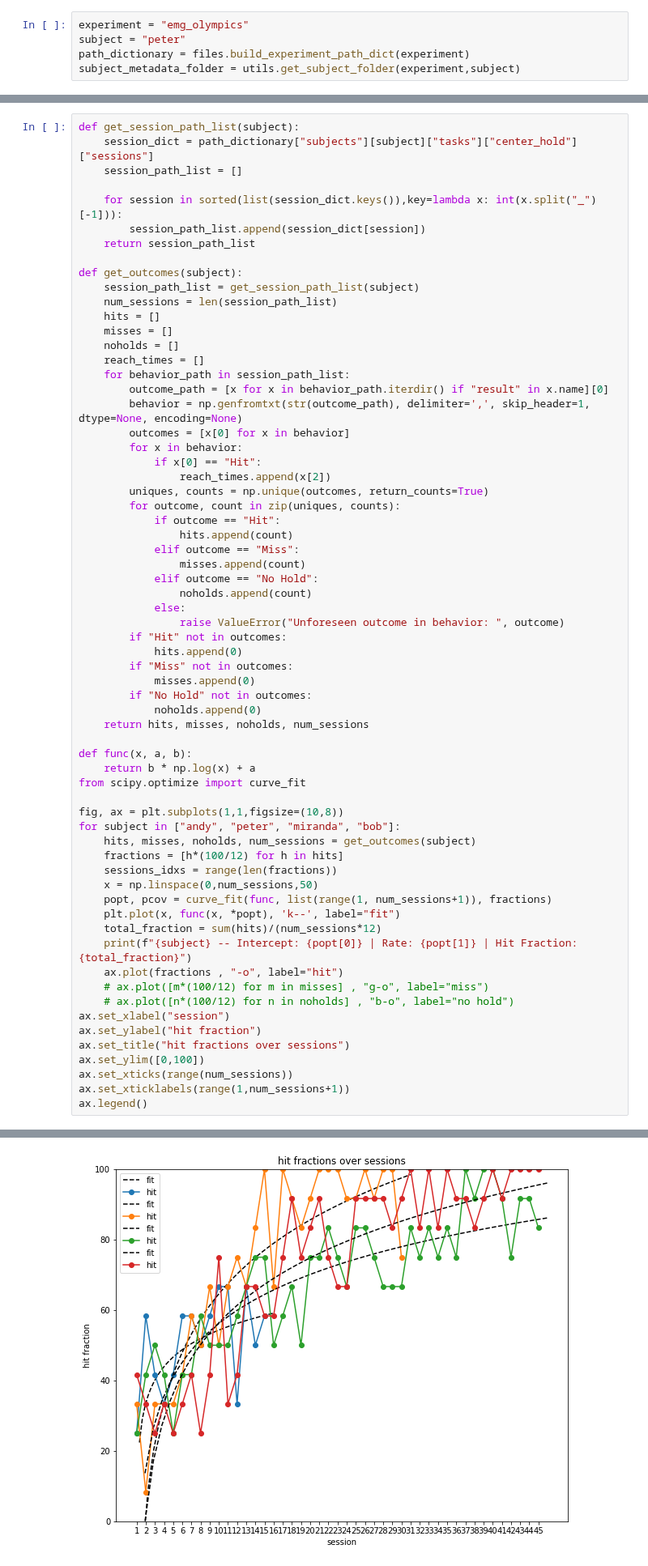
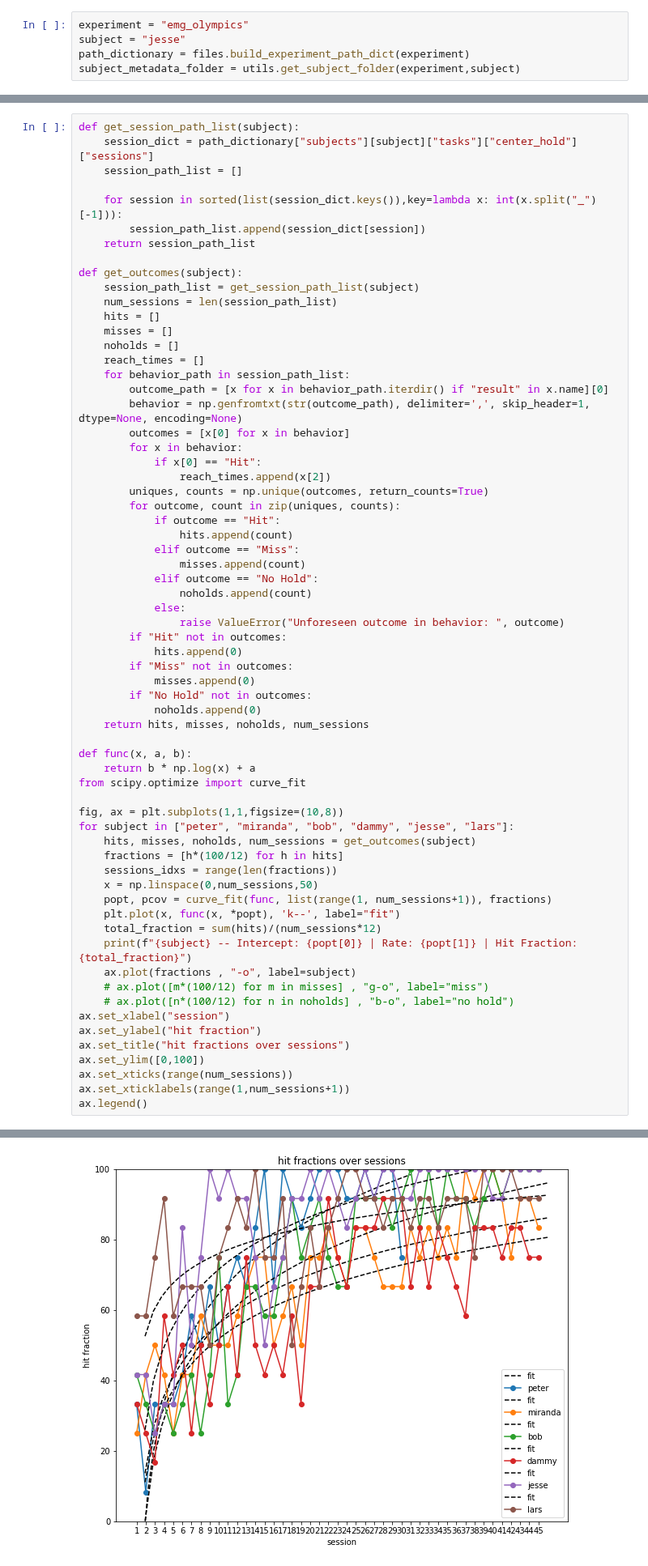
Before and after one commit to spewil/kyberphysics, a Jupyter notebook: notebooks/analysis.ipynb, the cells around one changed output, grey strips where cells are left out. Shown at 81% size. Saved outputs shown, nothing was run; the diff lists cells and outputs as text.

```diff
--- a/notebooks/analysis.ipynb
+++ b/notebooks/analysis.ipynb
@@ -13,7 +13,7 @@ import pickle
 from utils import analysis, utils, files # sibling package...
 # %%
 experiment = "emg_olympics"
-subject = "peter"
+subject = "jesse"
 path_dictionary = files.build_experiment_path_dict(experiment)
 subject_metadata_folder = utils.get_subject_folder(experiment,subject)
 # %% [output]
@@ -78,7 +78,7 @@ def func(x, a, b):
 from scipy.optimize import curve_fit
 
 fig, ax = plt.subplots(1,1,figsize=(10,8))
-for subject in ["andy", "peter", "miranda", "bob"]:
+for subject in ["peter", "miranda", "bob", "dammy", "jesse", "lars"]:
     hits, misses, noholds, num_sessions = get_outcomes(subject)
     fractions = [h*(100/12) for h in hits]
     sessions_idxs = range(len(fractions))
@@ -87,7 +87,7 @@ for subject in ["andy", "peter", "miranda", "bob"]:
     plt.plot(x, func(x, *popt), 'k--', label="fit")
     total_fraction = sum(hits)/(num_sessions*12)
     print(f"{subject} -- Intercept: {popt[0]} | Rate: {popt[1]} | Hit Fraction: {total_fraction}")
-    ax.plot(fractions , "-o", label="hit")
+    ax.plot(fractions , "-o", label=subject)
     # ax.plot([m*(100/12) for m in misses] , "g-o", label="miss")
     # ax.plot([n*(100/12) for n in noholds] , "b-o", label="no hold")
 ax.set_xlabel("session")
@@ -106,4 +108,4 @@ bob -- Intercept: 2.1747459688872453 | Rate: 24.669862965881833 | Hit Fraction:
-[figure, old version]
+[figure, new version]
 # %% [markdown]
 ## reach variance
 # %% [markdown]
```
Also changed, not shown: parts of 3 cells of this notebook, 1 other file.
